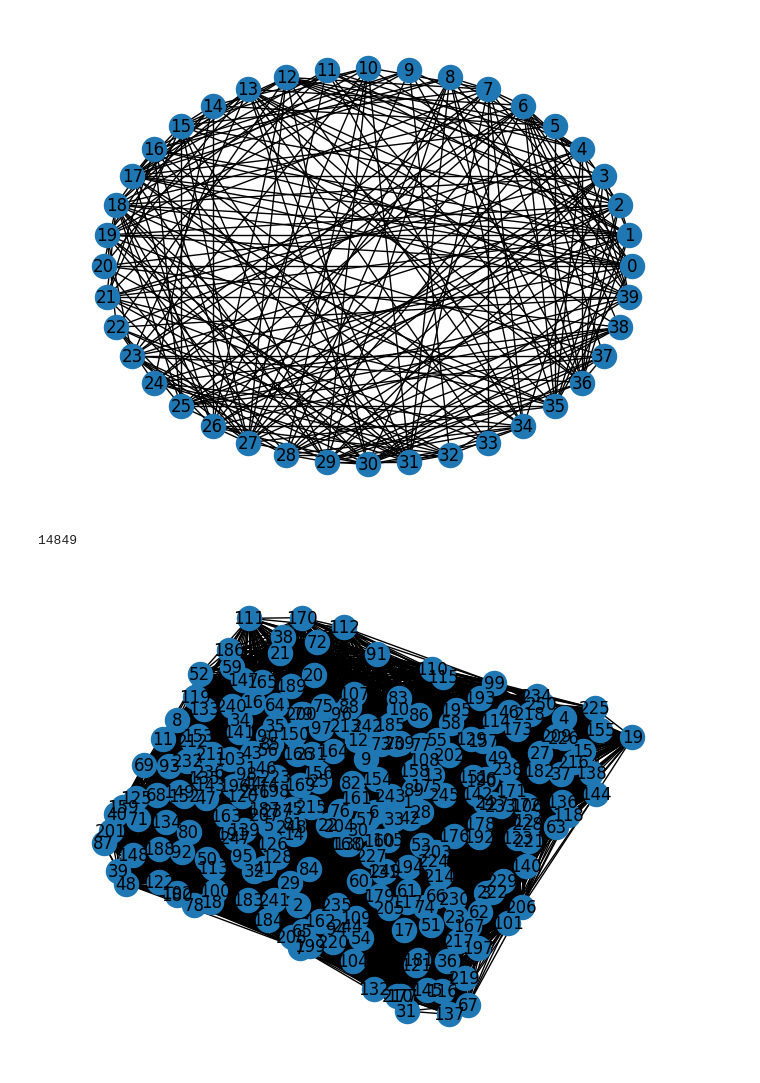
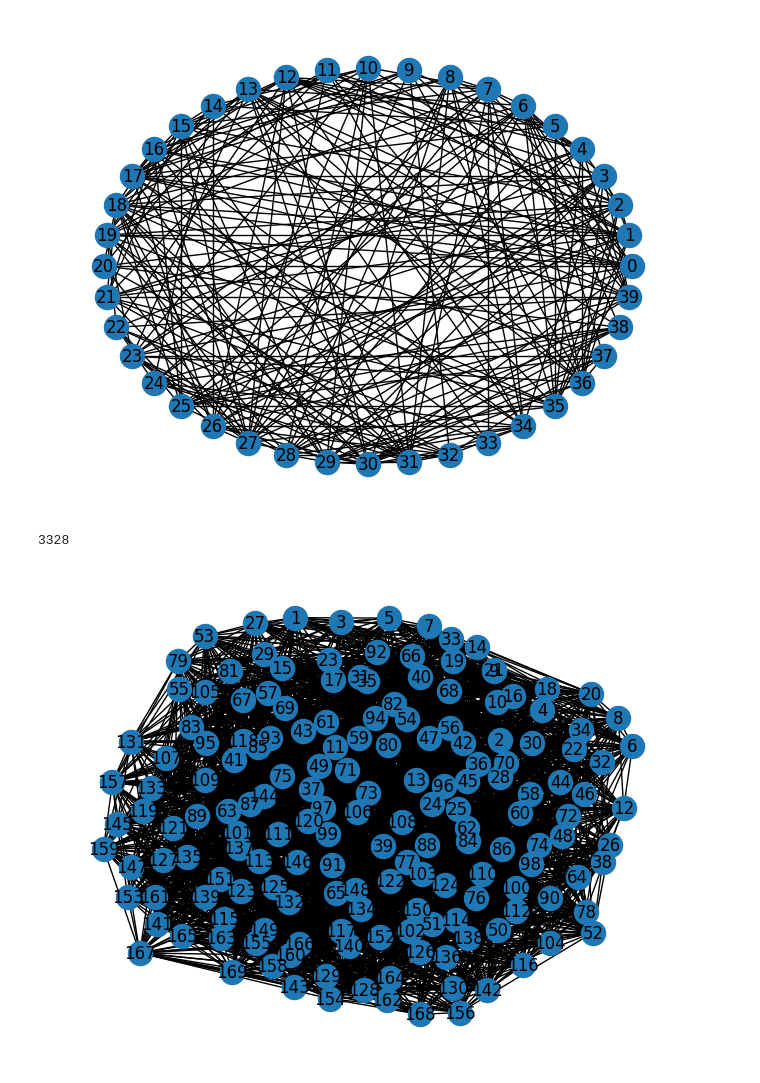
Before and after one commit to Jansen-Alves/Coloring_Graph, a Jupyter notebook: main/bTabu2.ipynb, the cells around one changed output. Cells and saved outputs as stored; diff of their text form; code cells hidden in the pictures.

```diff
--- a/main/bTabu2.ipynb
+++ b/main/bTabu2.ipynb
@@ -15,16 +15,16 @@ arestas:  244
 # %%
 pasta_grafos = "grafos"
 resultados_dir = "resultados"
 os.makedirs(resultados_dir, exist_ok=True)
 
 solucoes_otimas = ler_solucoes_otimas("solucoes_otimas.csv")
 
-G = ler_grafo_dimacs(os.path.join("grafos", "r250.5.col"))
+G = ler_grafo_dimacs(os.path.join("grafos", "queen13_13.col"))
 print(G.number_of_edges())
 nx.draw(G, with_labels=True)
 # %% [output]
-14849
+3328
-[figure, old version]
+[figure, new version]
 # %%
 G = nx.read_edgelist("grafoBase.csv", delimiter=",")
 G = nx.relabel_nodes(G, lambda x: int(x))
```
Also changed, not shown: parts of 4 cells of this notebook.
